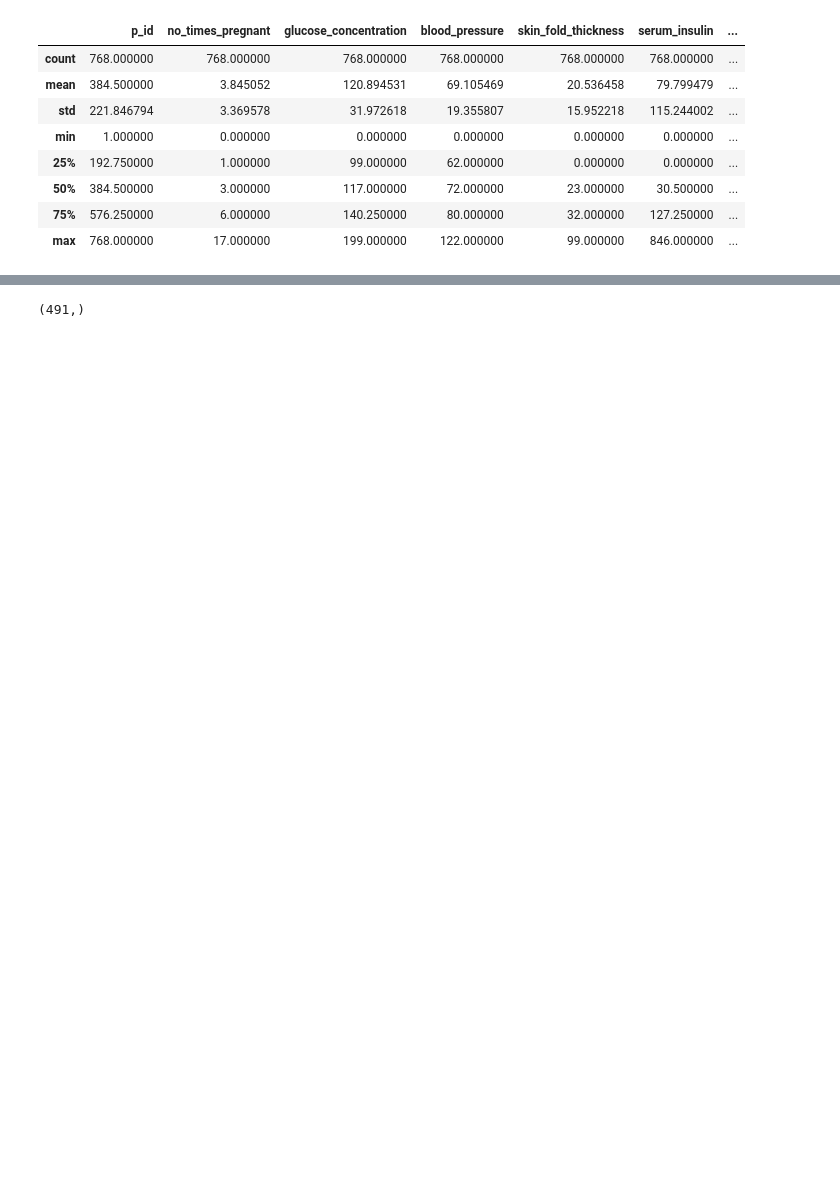
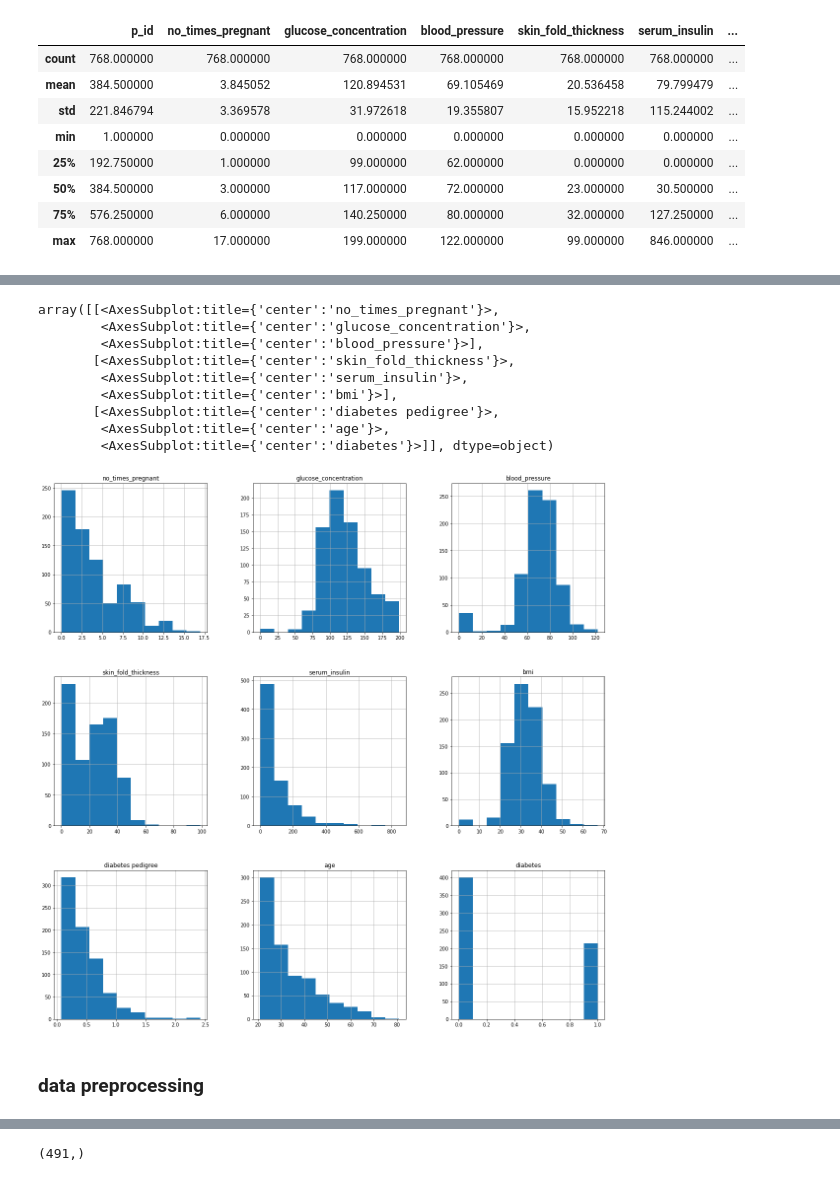
Before and after one commit to brahimsaadii/kaggle_diabetes_competition, a Jupyter notebook: diabetes_competition_kaggle.ipynb, the cells around one changed output, grey strips where cells are left out. Cells and saved outputs as stored; diff of their text form; code cells hidden in the pictures; blank space fills up the shorter version.

```diff
--- a/diabetes_competition_kaggle.ipynb
+++ b/diabetes_competition_kaggle.ipynb
@@ -12,5 +17,5 @@ import data
 # %%
-train_data = pd.read_csv('train.csv')
-test_data = pd.read_csv('test.csv')
+train_data = pd.read_csv('data/train.csv')
+test_data = pd.read_csv('data/test.csv')
 # %%
 data = pd.concat([train_data, test_data])
@@ -48,3 +81,21 @@ memory usage: 66.0 KB
+# %%
+diabet_copy = data[['no_times_pregnant', 'glucose_concentration','blood_pressure',
+      'skin_fold_thickness','serum_insulin','bmi','diabetes pedigree', 'age', 'diabetes']]
+# %%
+diabet_copy.hist(figsize = (20,20))
+# %% [output]
+array([[<AxesSubplot:title={'center':'no_times_pregnant'}>,
+        <AxesSubplot:title={'center':'glucose_concentration'}>,
+        <AxesSubplot:title={'center':'blood_pressure'}>],
+       [<AxesSubplot:title={'center':'skin_fold_thickness'}>,
+        <AxesSubplot:title={'center':'serum_insulin'}>,
+        <AxesSubplot:title={'center':'bmi'}>],
+       [<AxesSubplot:title={'center':'diabetes pedigree'}>,
+        <AxesSubplot:title={'center':'age'}>,
+        <AxesSubplot:title={'center':'diabetes'}>]], dtype=object)
+[figure, added]
+# %% [markdown]
+### data preprocessing
 # %%
 data['bmi']=data.bmi.astype(int)
 data['diabetes pedigree'] = data['diabetes pedigree'].astype(int)
```
Also changed, not shown: parts of 45 cells of this notebook.
